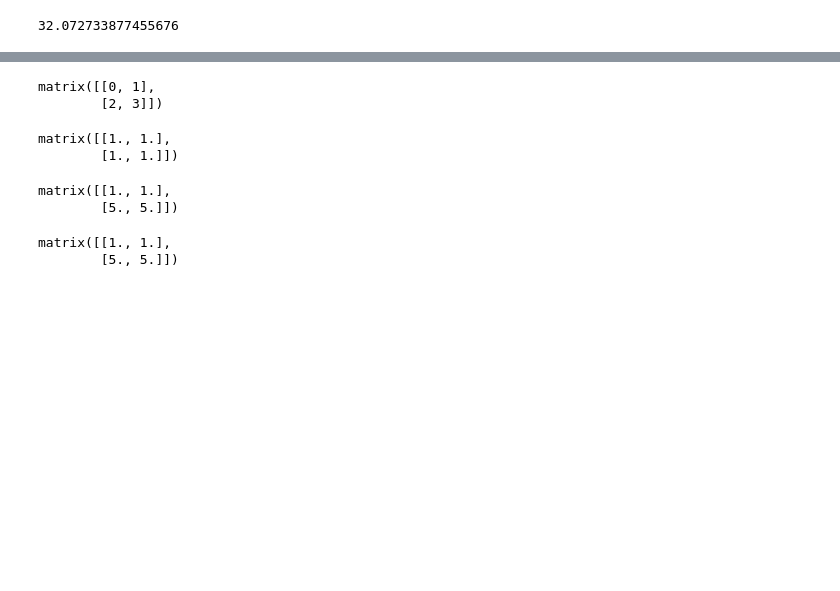
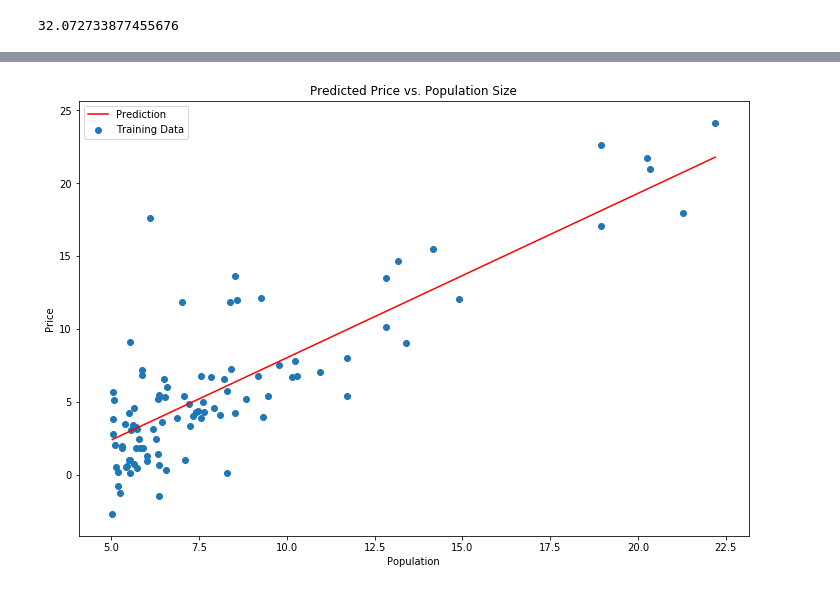
Before and after one commit to JuyiWang/MachineLearning, a Jupyter notebook: Wu_ML/Code/Week_1/ex1-linear regression/ex1.ipynb, the cells around one changed output, grey strips where cells are left out. Drawn from its saved outputs; the diff is of its cells as text; code cells hidden in the pictures; blank space fills up the shorter version.

```diff
--- a/Wu_ML/Code/Week_1/ex1-linear regression/ex1.ipynb
+++ b/Wu_ML/Code/Week_1/ex1-linear regression/ex1.ipynb
@@ -43,7 +44,7 @@ X = np.matrix(X)
 Y = np.matrix(Y)
 # %%
 theta = np.matrix(np.array([0,0]))
-Cost = ComputeCost(X,Y,theta)
-Cost
+cost = ComputeCost(X,Y,theta)
+cost
 # %% [output]
 32.072733877455676
@@ -118,22 +78,0 @@ matrix([[1., 3., 5.],
-# %%
-n = np.array(range(4)).reshape(2,2)
-n = np.matrix(n)
-n
-# %% [output]
-matrix([[0, 1],
-        [2, 3]])
-# %%
-m = np.matrix(np.ones([2,2]))
-# %% [output]
-matrix([[1., 1.],
-        [1., 1.]])
-# %%
-n*m
-# %% [output]
-matrix([[1., 1.],
-        [5., 5.]])
-# %%
-np.dot(n,m)
-# %% [output]
-matrix([[1., 1.],
-        [5., 5.]])
@@ -141,0 +79,14 @@ n[0,1]
+# %%
+x = np.linspace(dataset.Population.min(),dataset.Population.max(),100)
+pre = theta[0,0] + (theta[0,1]* x)
+
+fig,ax = plt.subplots(figsize=(12,8))
+ax.plot(x,pre,'r',label = 'Prediction')
+ax.scatter(dataset.Population,dataset.Price,label = 'Training Data')
+ax.legend(loc = 2)
+ax.set_xlabel('Population')
+ax.set_ylabel('Price')
+ax.set_title('Predicted Price vs. Population Size')
+plt.show()
+# %% [output]
+[figure, added]
```
Also changed, not shown: parts of 32 cells of this notebook.
